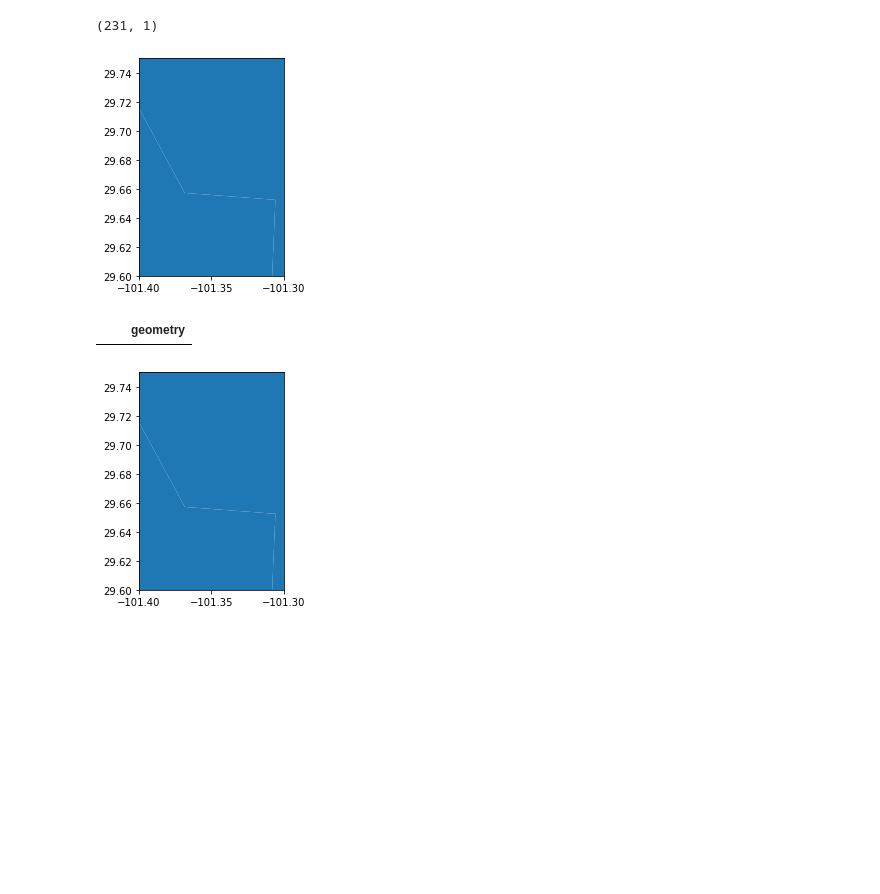
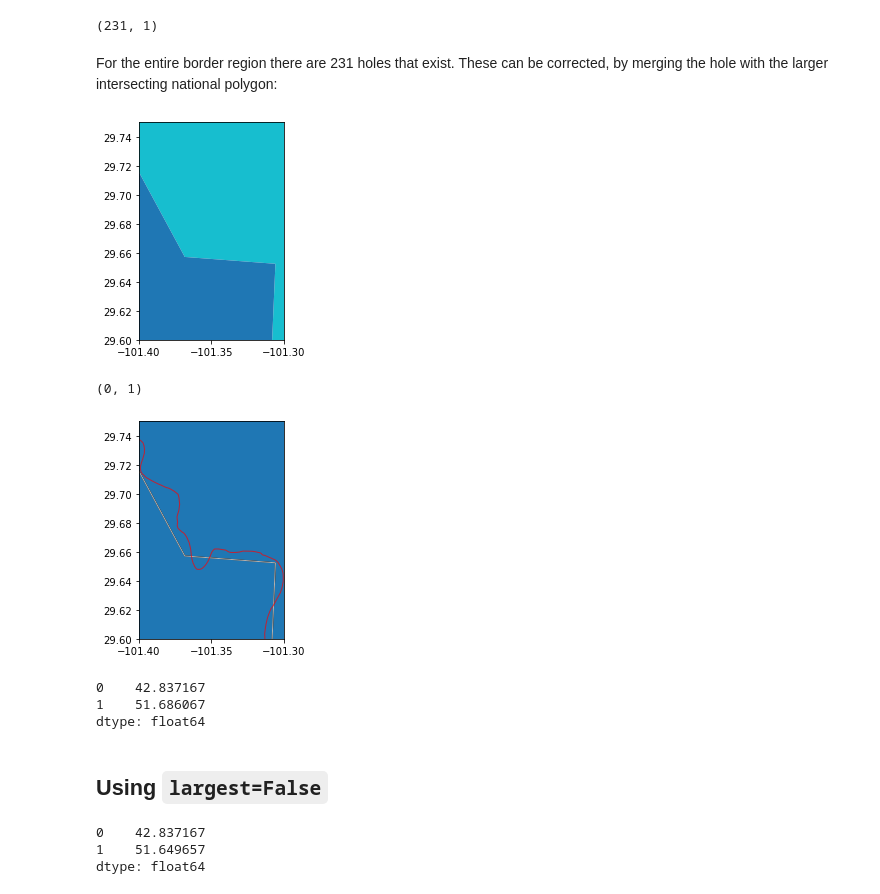
Before and after one commit to sjsrey/geoplanar, a Jupyter notebook: notebooks/usmex.ipynb, the cells around one changed output. Drawn from its saved outputs; the diff is of its cells as text; code cells hidden in the pictures; blank space fills up the shorter version.

```diff
--- a/notebooks/usmex.ipynb
+++ b/notebooks/usmex.ipynb
@@ -130,23 +151,46 @@ _ = base.set_ylim(29.6, 29.75)
 holes.shape
 # %% [output]
 (231, 1)
+# %% [markdown]
+For the entire border region there are 231 holes that exist. These can be corrected, by merging the hole with the larger intersecting national polygon:
 # %%
 final = geoplanar.fill_holes(border_overlaps_removed)
 # %%
-base = final.plot()
+base = final.plot(column='COUNTRY')
 _ = base.set_xlim(-101.4, -101.3)
 _ = base.set_ylim(29.6, 29.75)
 # %% [output]
-[figure, old version]
+[figure, new version]
 # %%
 h1 = geoplanar.holes(final)
 # %%
-h1
+h1.shape
 # %% [output]
-|  |  | geometry |
+(0, 1)
-# %%
-base = final.plot()
-_ = base.set_xlim(-101.4, -101.3)
-_ = base.set_ylim(29.6, 29.75)
-# %% [output]
-[figure, removed]
+# %%
+base = final.plot(edgecolor='k')
+_ = usborder.plot(alpha=0.7, facecolor='none', edgecolor='white', ax = base)
+_ = mexborder.plot(alpha=0.7, facecolor='none', edgecolor='red', ax=base)
+_ = base.set_xlim(-101.4, -101.3)
+_ = base.set_ylim(29.6, 29.75)
+# %% [output]
+[figure, added]
+# %%
+final.area
+# %% [output]
+0    42.837167
+1    51.686067
+dtype: float64
+# %% [markdown]
+
+## Using `largest=False`
+# %%
+usmex = usborder.append(mexborder)
+usmex.reset_index(inplace=True)
+usmex['COUNTRY'] = ["US", "MEXICO"]
+
+usmex.area
+# %% [output]
+0    42.837167
+1    51.649657
+dtype: float64
```
Also changed, not shown: parts of 10 cells of this notebook.
